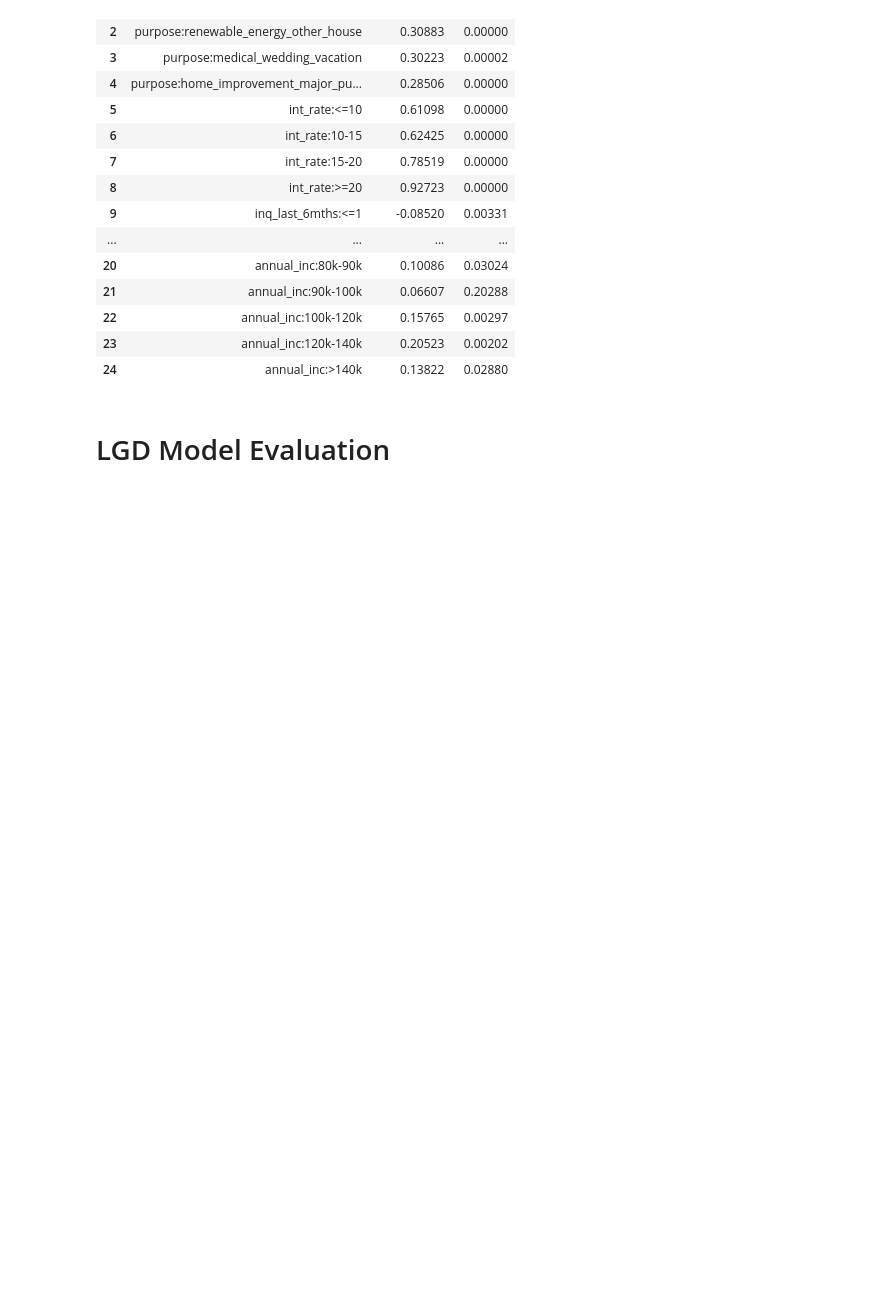
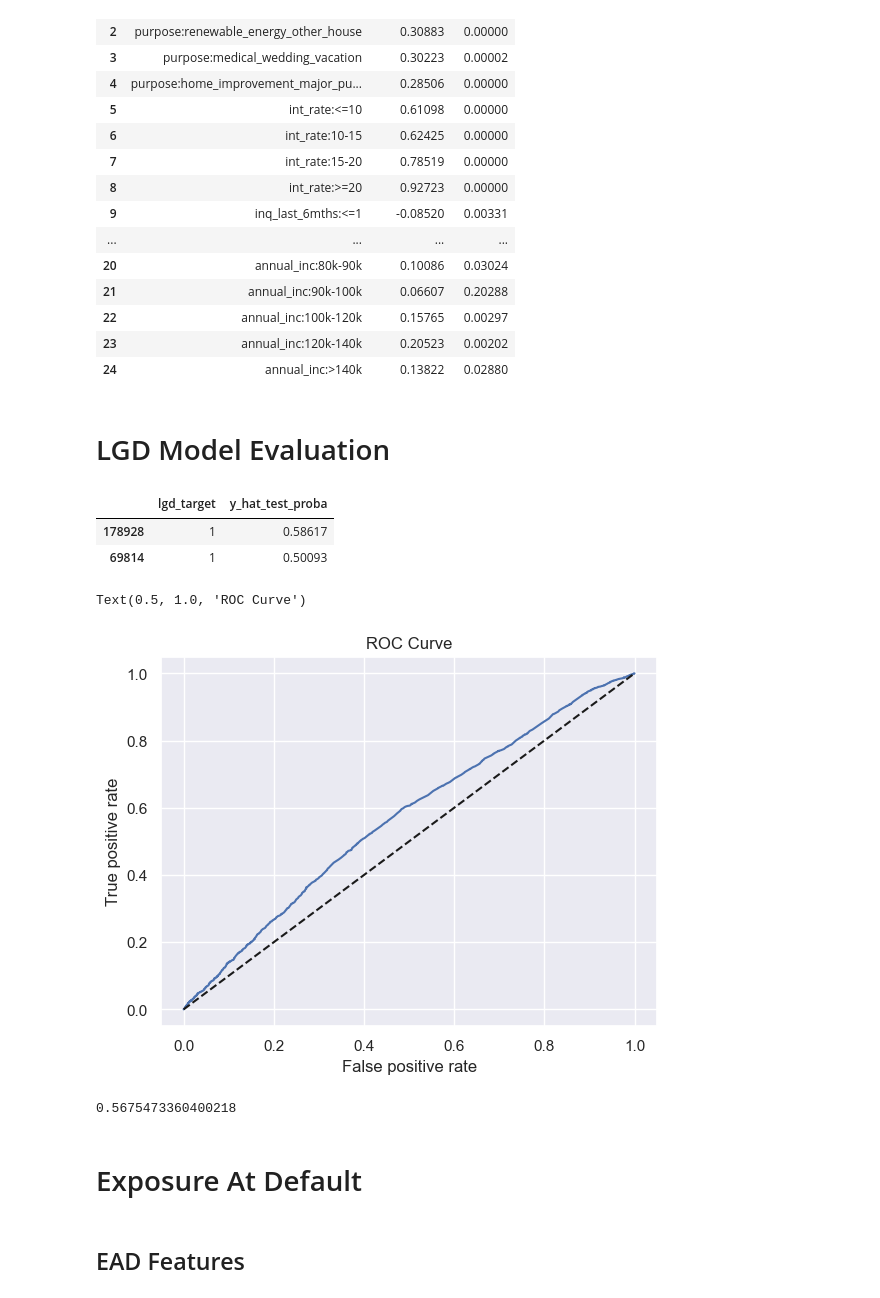
Before and after one commit to FluffyArc/CreditRisk, a Jupyter notebook: new_credit_risk.ipynb, the cells around one changed output. Saved outputs shown, nothing was run; the diff lists cells and outputs as text; code cells hidden in the pictures; blank space fills up the shorter version.

```diff
--- a/new_credit_risk.ipynb
+++ b/new_credit_risk.ipynb
@@ -1959,4 +1951,46 @@ summary_table
 # %% [markdown]
 # LGD Model Evaluation
 # %%
-X_test_lgd_1
+y_hat_test_lgd = reg_lgd.model.predict(X_test_lgd_1)
+y_hat_test_proba_lgd = reg_lgd.model.predict_proba(X_test_lgd_1)
+# %%
+y_hat_test_proba_lgd = y_hat_test_proba_lgd[: ][:,1]
+# %%
+lgd_temp = y_test_lgd_1
+lgd_temp.reset_index(drop=True, inplace=True)
+# %%
+frame = [lgd_temp, pd.DataFrame(y_hat_test_proba_lgd)]
+data_actual_predicted_proba = pd.concat(frame, axis=1)
+data_actual_predicted_proba.columns = ['lgd_target', 'y_hat_test_proba']
+
+data_actual_predicted_proba.index = X_test_lgd_1.index
+# %%
+data_actual_predicted_proba.head(2)
+# %% [output]
+|  | lgd_target | y_hat_test_proba |
+| 178928 | 1 | 0.58617 |
+| 69814 | 1 | 0.50093 |
+# %%
+fpr, tpr, threshold = roc_curve(
+    data_actual_predicted_proba['lgd_target'], data_actual_predicted_proba['y_hat_test_proba']
+)
+
+sns.set()
+
+plt.plot(fpr,tpr)
+plt.plot(fpr, fpr, linestyle='--', color='k')
+plt.xlabel('False positive rate')
+plt.ylabel('True positive rate')
+plt.title('ROC Curve')
+# %% [output]
+Text(0.5, 1.0, 'ROC Curve')
+[figure, added]
+# %%
+auc_roc = roc_auc_score(data_actual_predicted_proba['lgd_target'], data_actual_predicted_proba['y_hat_test_proba'])
+auc_roc
+# %% [output]
+0.5675473360400218
+# %% [markdown]
+# Exposure At Default
+# %% [markdown]
+## EAD Features
```
Also changed, not shown: parts of 41 cells of this notebook.
